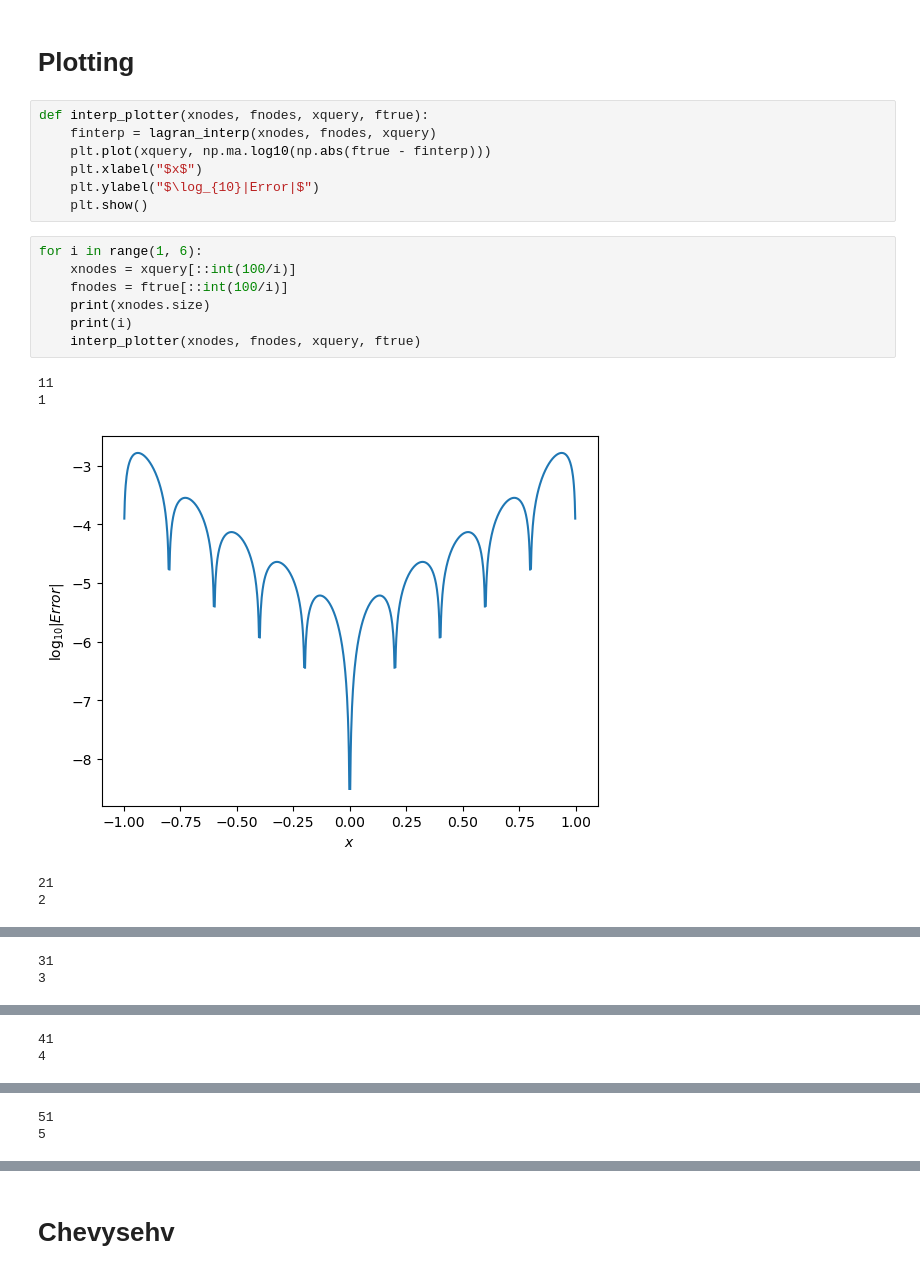
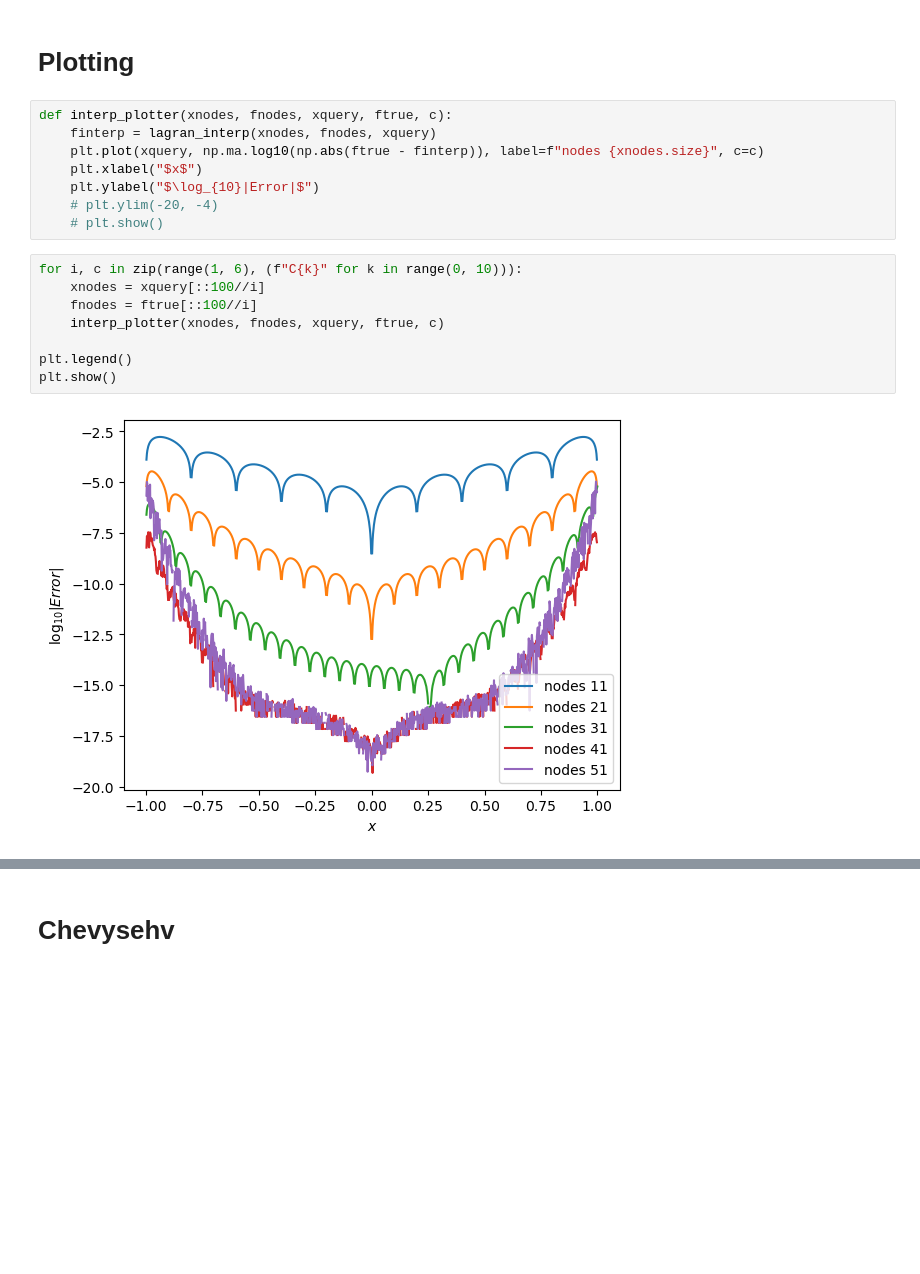
Before and after one commit to byeolla/science_dnn, a Jupyter notebook: 2019310729 Jaehoon Yoo MTH3033HW4.ipynb, the cells around one changed output, grey strips where cells are left out. Drawn from its saved outputs; the diff is of its cells as text; blank space fills up the shorter version.

```diff
--- a/2019310729 Jaehoon Yoo MTH3033HW4.ipynb
+++ b/2019310729 Jaehoon Yoo MTH3033HW4.ipynb
@@ -37,22 +37,20 @@ print(xnodes.size)
 # %% [markdown]
 # Plotting
 # %%
-def interp_plotter(xnodes, fnodes, xquery, ftrue):
+def interp_plotter(xnodes, fnodes, xquery, ftrue, c):
     finterp = lagran_interp(xnodes, fnodes, xquery)
-    plt.plot(xquery, np.ma.log10(np.abs(ftrue - finterp)))
+    plt.plot(xquery, np.ma.log10(np.abs(ftrue - finterp)), label=f"nodes {xnodes.size}", c=c)
     plt.xlabel("$x$")
     plt.ylabel("$\log_{10}|Error|$")
-    plt.show()
+    # plt.ylim(-20, -4)
+    # plt.show()
 # %%
-for i in range(1, 6):
-    xnodes = xquery[::int(100/i)]
-    fnodes = ftrue[::int(100/i)]
-    print(xnodes.size)
-    print(i)
-    interp_plotter(xnodes, fnodes, xquery, ftrue)
+for i, c in zip(range(1, 6), (f"C{k}" for k in range(0, 10))):
+    xnodes = xquery[::100//i]
+    fnodes = ftrue[::100//i]
+    interp_plotter(xnodes, fnodes, xquery, ftrue, c)
+
+plt.legend()
+plt.show()
 # %% [output]
-11
-1
-[figure, old version]
+[figure, new version]
-21
-2
@@ -60,2 +56,0 @@ for i in range(1, 6):
-31
-3
@@ -63,2 +56,0 @@ for i in range(1, 6):
-41
-4
@@ -66,2 +56,0 @@ for i in range(1, 6):
-51
-5
```
Also changed, not shown: parts of 8 cells of this notebook.
